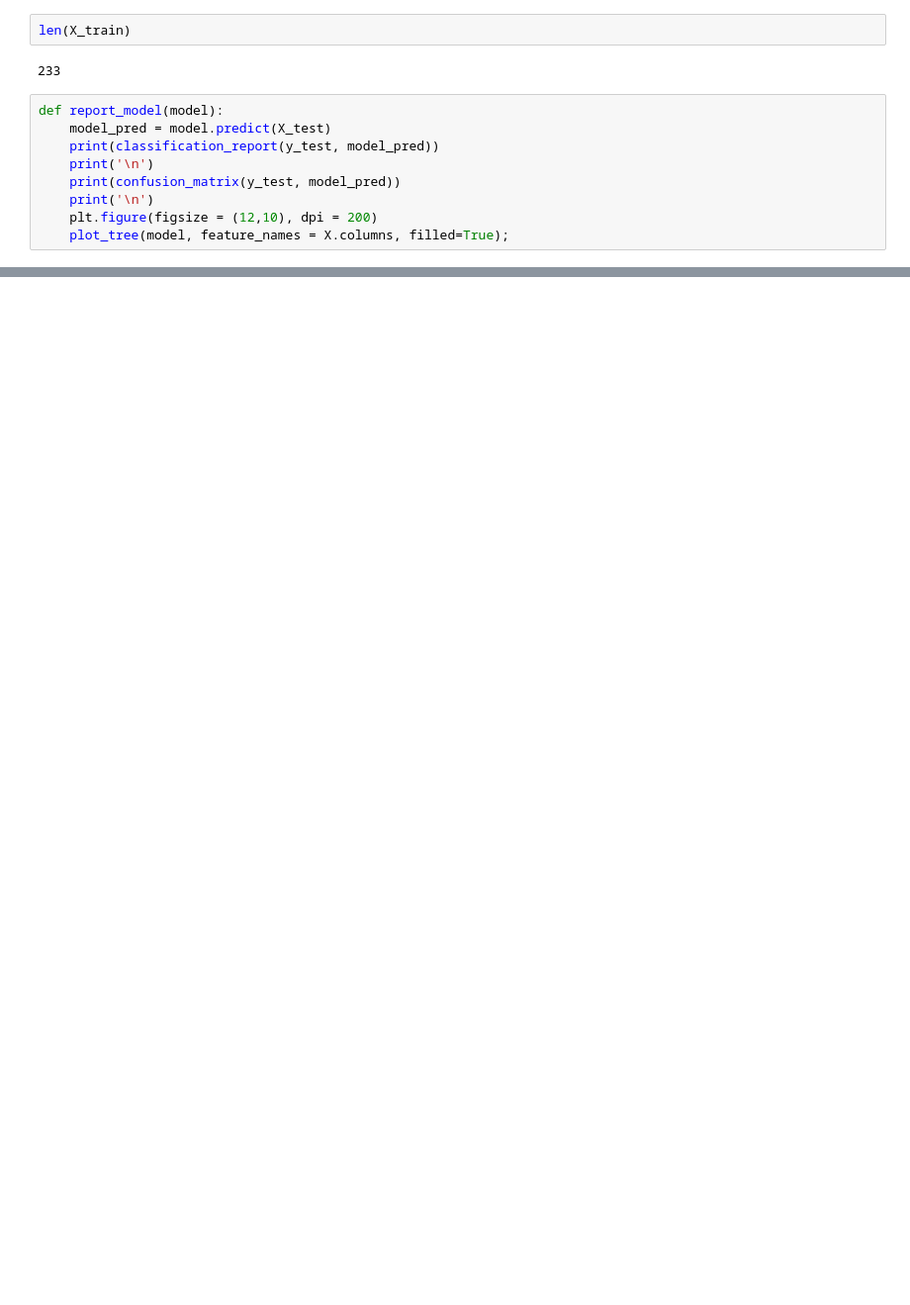
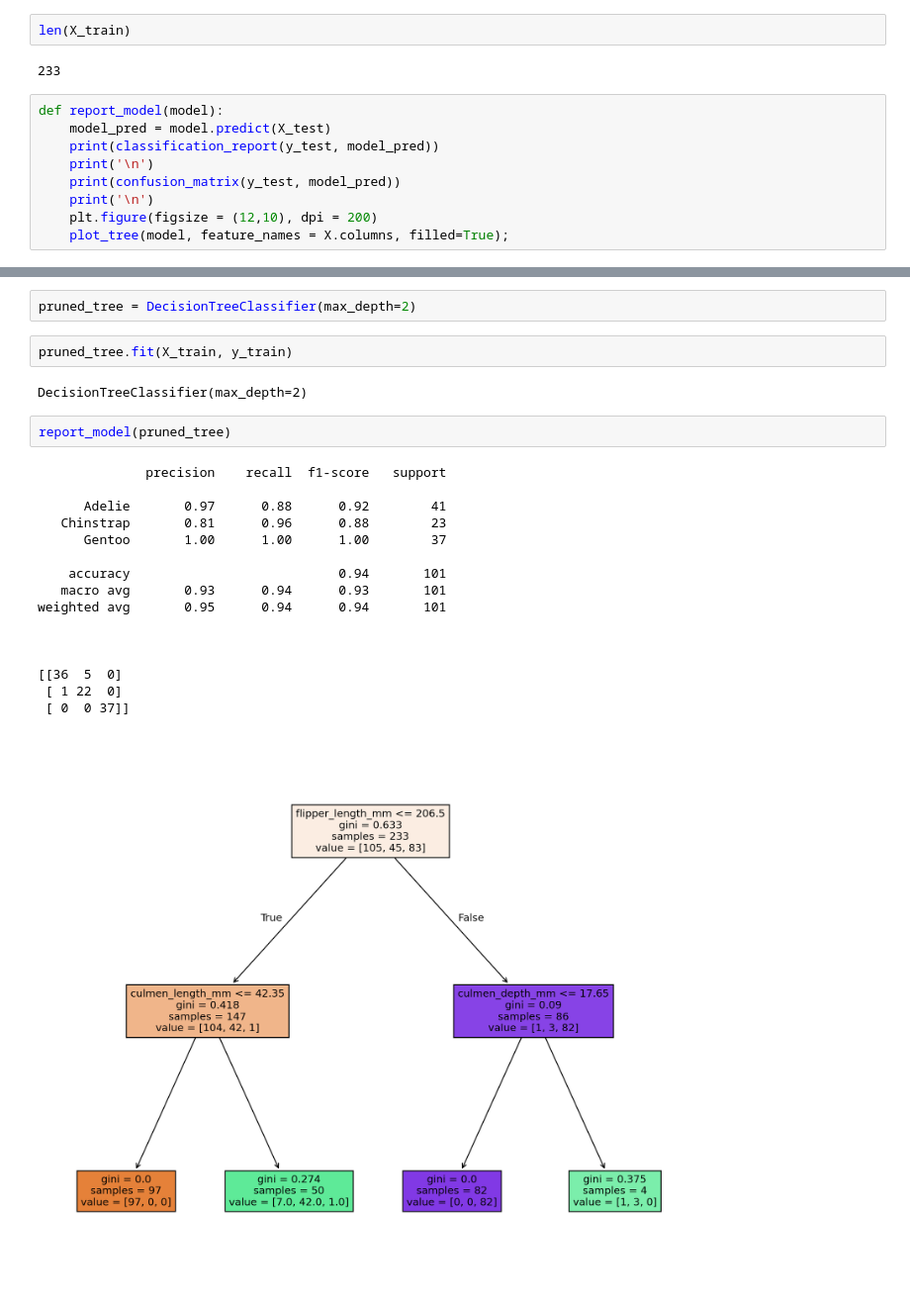
Before and after one commit to DHANA5982/Machine-Learning-with-Python-Lr, a Jupyter notebook: Decision Tree/Decision Tree.ipynb, the cells around one changed output, grey strips where cells are left out. Shown at 99% size. Cells and saved outputs as stored; diff of their text form; blank space fills up the shorter version.

Commit message:
FINISHED model building

```diff
--- a/Decision Tree/Decision Tree.ipynb
+++ b/Decision Tree/Decision Tree.ipynb
@@ -249,0 +249,25 @@ weighted avg       0.98      0.98      0.98       101
+# %%
+pruned_tree = DecisionTreeClassifier(max_depth=2)
+# %%
+pruned_tree.fit(X_train, y_train)
+# %% [output]
+DecisionTreeClassifier(max_depth=2)
+# %%
+report_model(pruned_tree)
+# %% [output]
+              precision    recall  f1-score   support
+
+      Adelie       0.97      0.88      0.92        41
+   Chinstrap       0.81      0.96      0.88        23
+      Gentoo       1.00      1.00      1.00        37
+
+    accuracy                           0.94       101
+   macro avg       0.93      0.94      0.93       101
+weighted avg       0.95      0.94      0.94       101
+
+
+
+[[36  5  0]
+ [ 1 22  0]
+ [ 0  0 37]]
+[figure, added]
```
Also changed, not shown: parts of 11 cells of this notebook.
